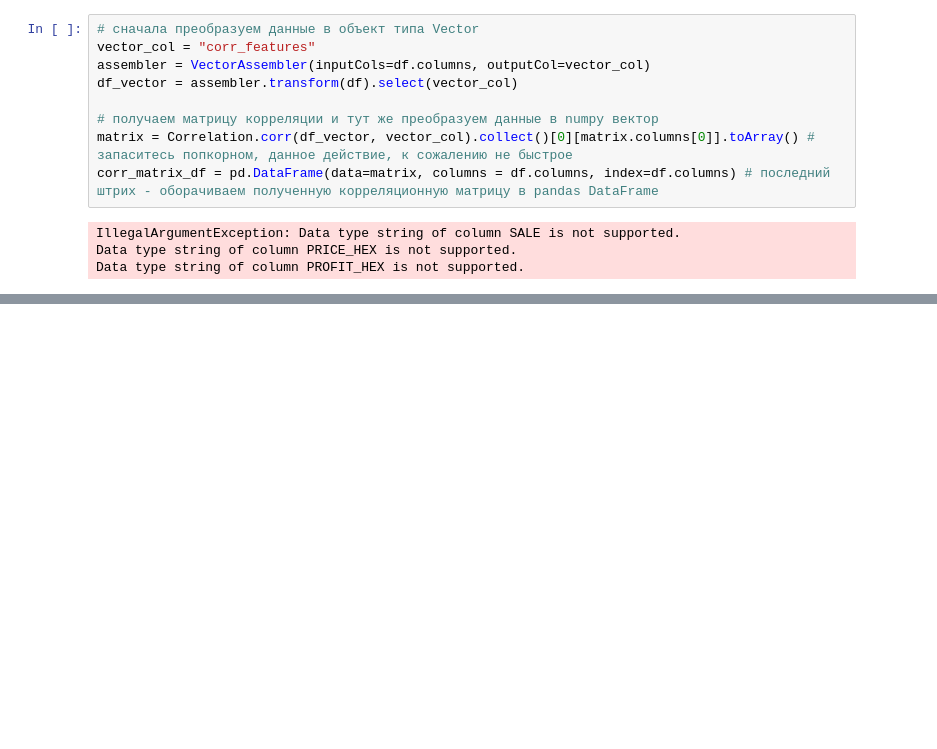
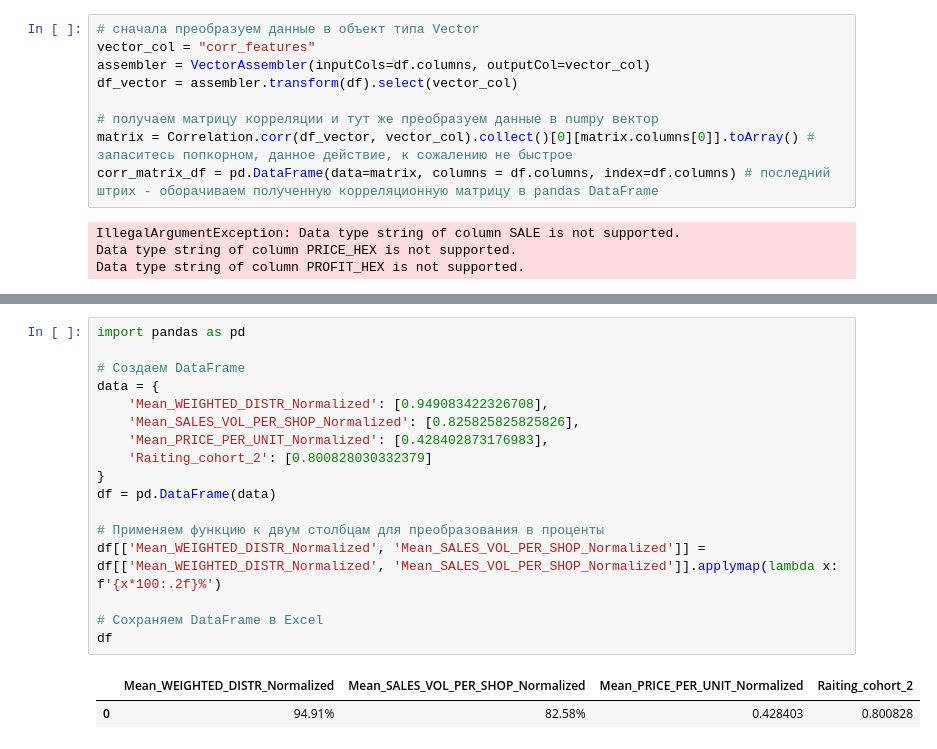
Before and after one commit to budennovsk/Pandas, a Jupyter notebook: work_1.ipynb, the cells around one changed output, grey strips where cells are left out. Drawn from its saved outputs; the diff is of its cells as text; blank space fills up the shorter version.

```diff
--- a/work_1.ipynb
+++ b/work_1.ipynb
@@ -460,0 +543,20 @@ Data type string of column PROFIT_HEX is not supported.
+# %%
+import pandas as pd
+
+# Создаем DataFrame
+data = {
+    'Mean_WEIGHTED_DISTR_Normalized': [0.949083422326708],
+    'Mean_SALES_VOL_PER_SHOP_Normalized': [0.825825825825826],
+    'Mean_PRICE_PER_UNIT_Normalized': [0.428402873176983],
+    'Raiting_cohort_2': [0.800828030332379]
+}
+df = pd.DataFrame(data)
+
+# Применяем функцию к двум столбцам для преобразования в проценты
+df[['Mean_WEIGHTED_DISTR_Normalized', 'Mean_SALES_VOL_PER_SHOP_Normalized']] = df[['Mean_WEIGHTED_DISTR_Normalized', 'Mean_SALES_VOL_PER_SHOP_Normalized']].applymap(lambda x: f'{x*100:.2f}%')
+
+# Сохраняем DataFrame в Excel
+df
+# %% [output]
+|  | Mean_WEIGHTED_DISTR_Normalized | Mean_SALES_VOL_PER_SHOP_Normalized | Mean_PRICE_PER_UNIT_Normalized | Raiting_cohort_2 |
+| 0 | 94.91% | 82.58% | 0.428403 | 0.800828 |
```
Also changed, not shown: parts of 5 cells of this notebook.
